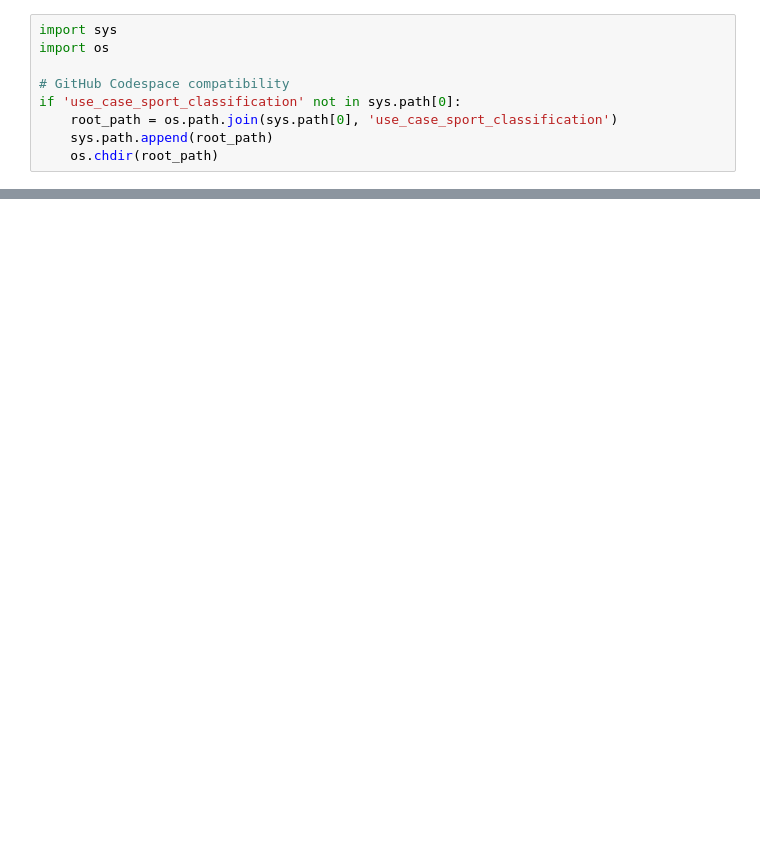
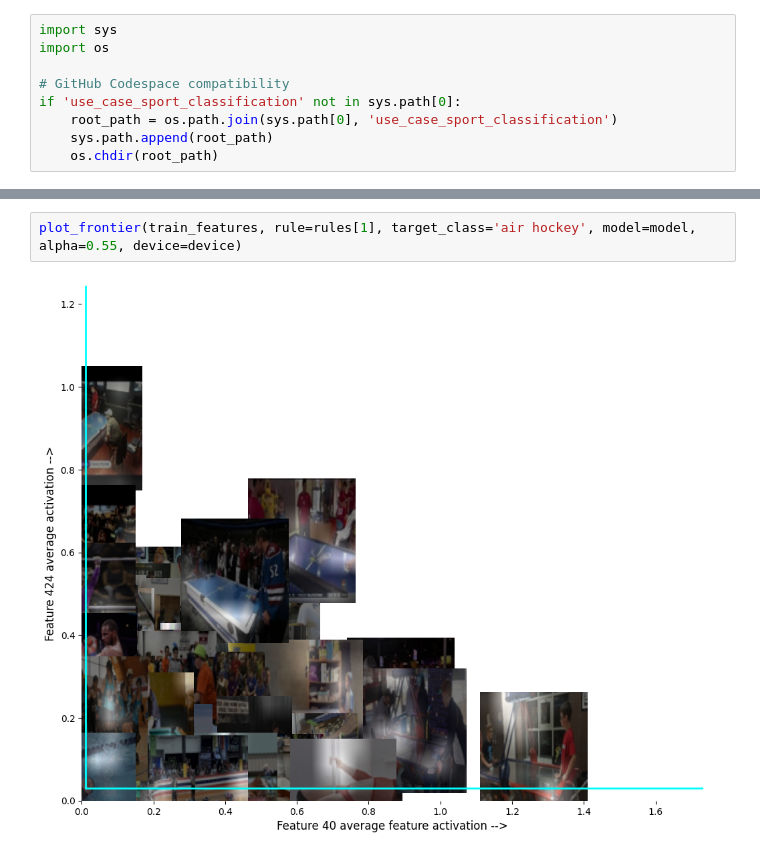
Before and after one commit to HES-XPLAIN/notebooks, a Jupyter notebook: use_case_sport_classification/rules_extraction_demo.ipynb, the cells around one changed output, grey strips where cells are left out. Saved outputs shown, nothing was run; the diff lists cells and outputs as text; blank space fills up the shorter version.

```diff
--- a/use_case_sport_classification/rules_extraction_demo.ipynb
+++ b/use_case_sport_classification/rules_extraction_demo.ipynb
@@ -138,0 +241,4 @@ plot.plot_accuracy(X_val, y_val, class_name = class_dict.get("1"), N=9)
+# %%
+plot_frontier(train_features, rule=rules[1], target_class='air hockey', model=model, alpha=0.55, device=device)
+# %% [output]
+[figure, added]
```
Also changed, not shown: parts of 44 cells of this notebook, 23 other files.
